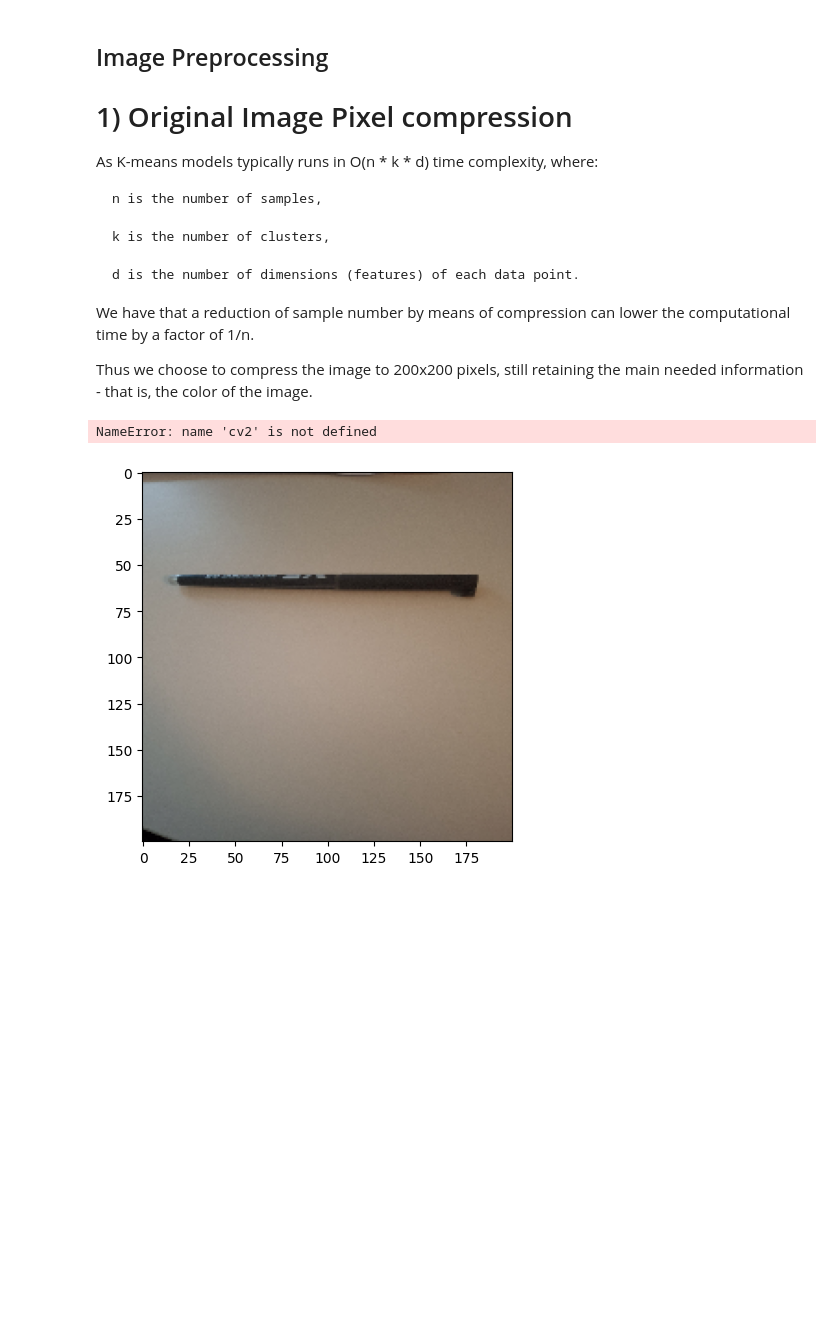
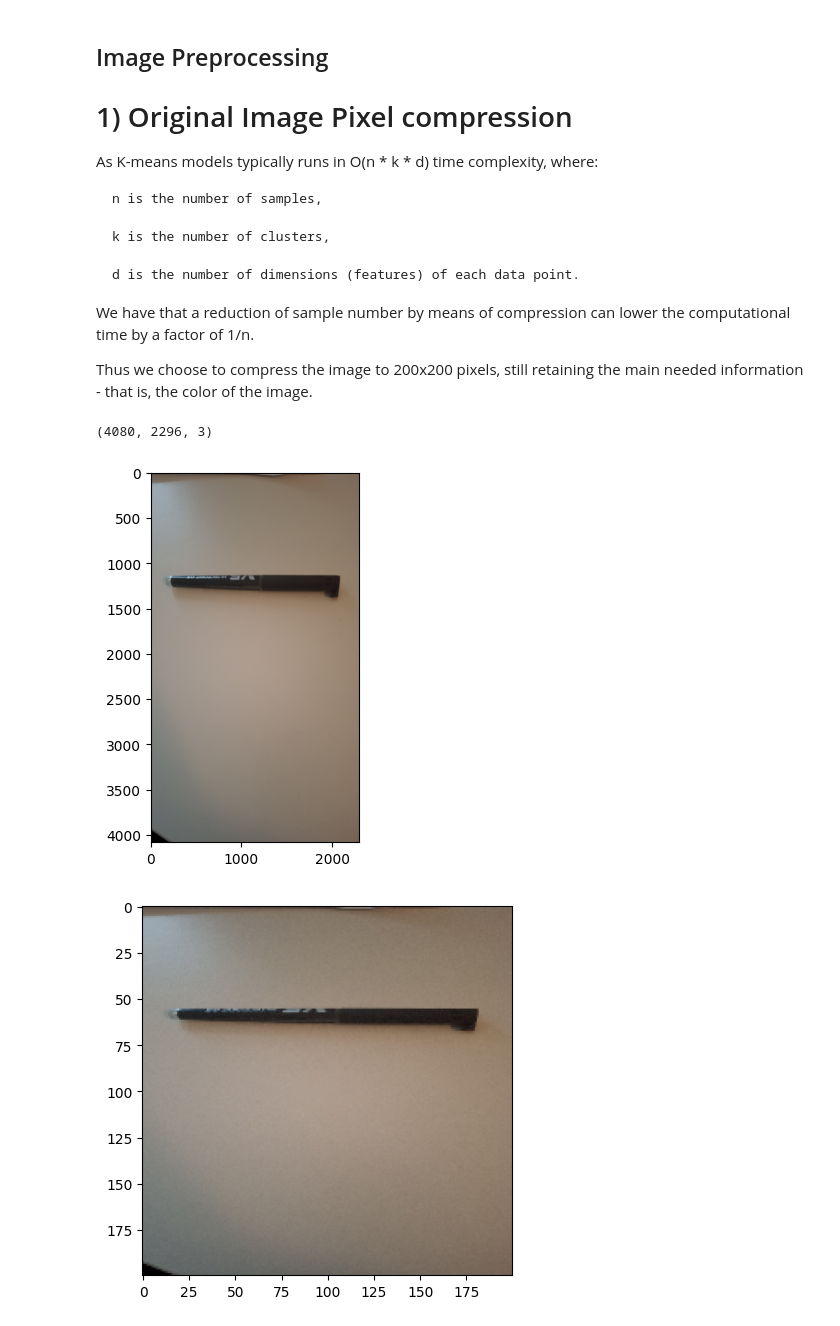
Before and after one commit to LorenzoZInna/PhotoColorFinder, a Jupyter notebook: Notebook.ipynb, the cells around one changed output. Drawn from its saved outputs; the diff is of its cells as text; code cells hidden in the pictures; blank space fills up the shorter version.

```diff
--- a/Notebook.ipynb
+++ b/Notebook.ipynb
@@ -31,14 +31,15 @@ Thus we choose to compress the image to 200x200 pixels, still retaining the main
 # %%
 # Step 1: Load the image
 image_path = 'data/20250327_171942.jpg'
-image = cv2.imread(image_path)
+image = cv.imread(image_path)
 
 # Convert from BGR to RGB
-image_rgb = cv2.cvtColor(image, cv2.COLOR_BGR2RGB)
+image_rgb = cv.cvtColor(image, cv.COLOR_BGR2RGB)
 print(image_rgb.shape)
 plt.imshow(image_rgb)
 plt.show()
 plt.close()
 # %% [output]
-NameError: name 'cv2' is not defined
+(4080, 2296, 3)
+[figure, added]
 # %%
```
Also changed, not shown: parts of 13 cells of this notebook.
